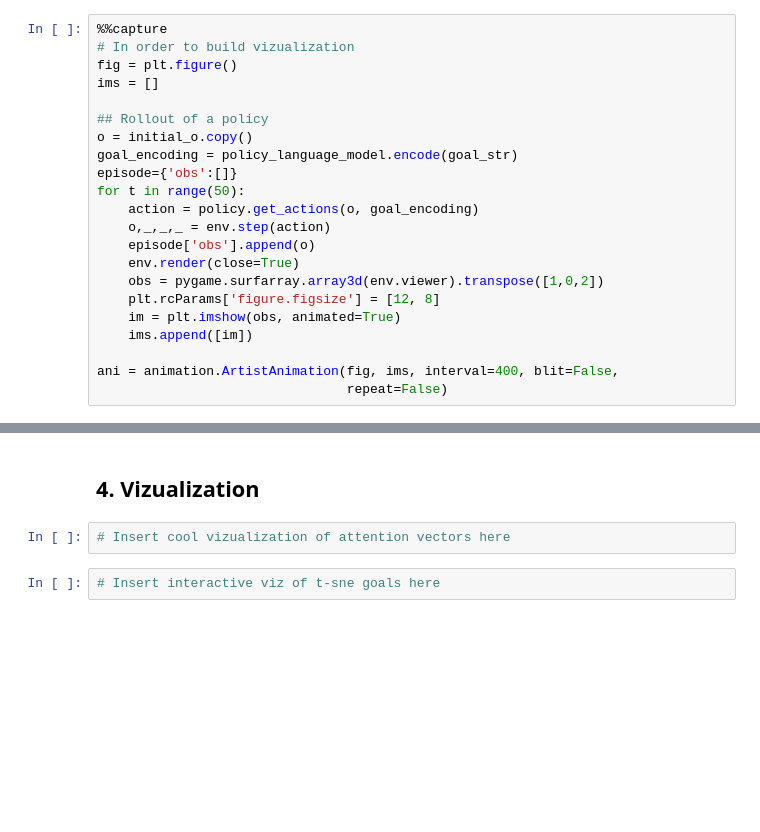
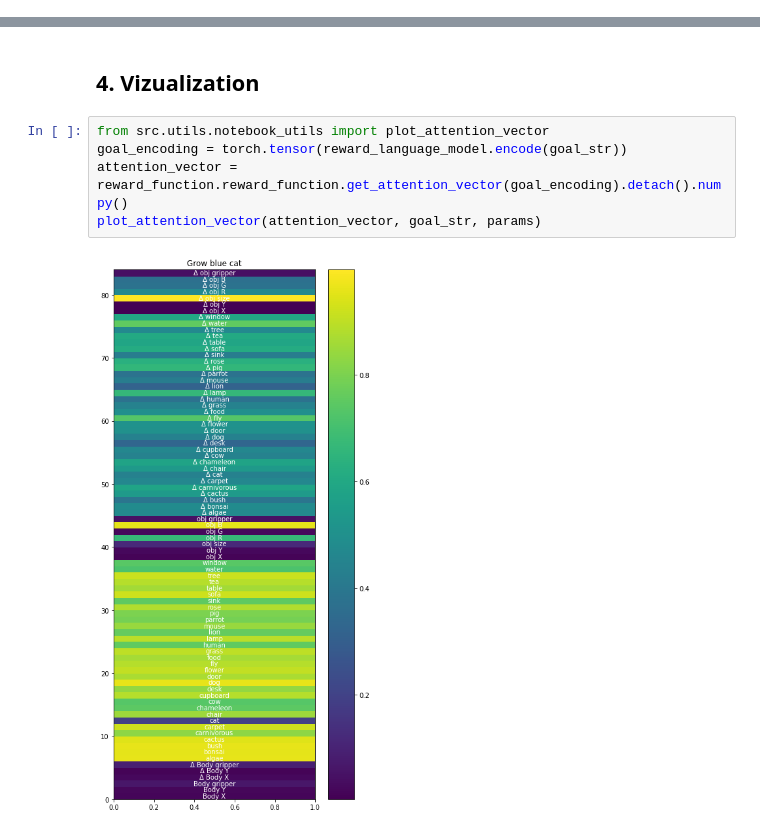
Before and after one commit to flowersteam/Imagine, a Jupyter notebook: IMAGINE.ipynb, the cells around one changed output, grey strips where cells are left out. Cells and saved outputs as stored; diff of their text form; blank space fills up the shorter version.

Commit message:
updated notebook to match colab and added notebook util functioins

```diff
--- a/IMAGINE.ipynb
+++ b/IMAGINE.ipynb
@@ -168,22 +330,0 @@ We first do the rollout of the policy:
-# %%
-%%capture
-# In order to build vizualization
-fig = plt.figure()
-ims = []
-
-## Rollout of a policy
-o = initial_o.copy()
-goal_encoding = policy_language_model.encode(goal_str)
-episode={'obs':[]}
-for t in range(50):
-    action = policy.get_actions(o, goal_encoding)
-    o,_,_,_ = env.step(action)
-    episode['obs'].append(o)
-    env.render(close=True)
-    obs = pygame.surfarray.array3d(env.viewer).transpose([1,0,2])
-    plt.rcParams['figure.figsize'] = [12, 8]
-    im = plt.imshow(obs, animated=True)
-    ims.append([im])
-
-ani = animation.ArtistAnimation(fig, ims, interval=400, blit=False,
-                                repeat=False)
@@ -351,6 +434,9 @@ Dunno yet what we can show here. Maybe just a run towards a goal, and maybe the
 # %% [markdown]
 ## 4.  Vizualization
-# %%
-# Insert cool vizualization of attention vectors here
-# %%
-# Insert interactive viz of t-sne goals here
+# %%
+from src.utils.notebook_utils import plot_attention_vector
+goal_encoding = torch.tensor(reward_language_model.encode(goal_str))
+attention_vector = reward_function.reward_function.get_attention_vector(goal_encoding).detach().numpy()
+plot_attention_vector(attention_vector, goal_str, params)
+# %% [output]
+[figure, added]
```
Also changed, not shown: parts of 80 cells of this notebook, 1 other file.
